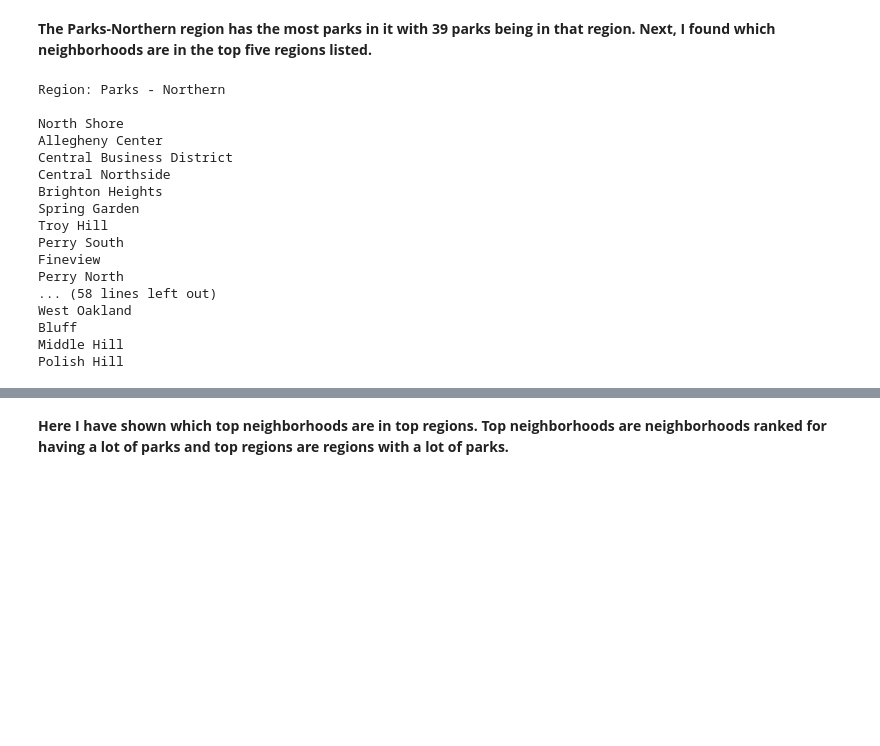
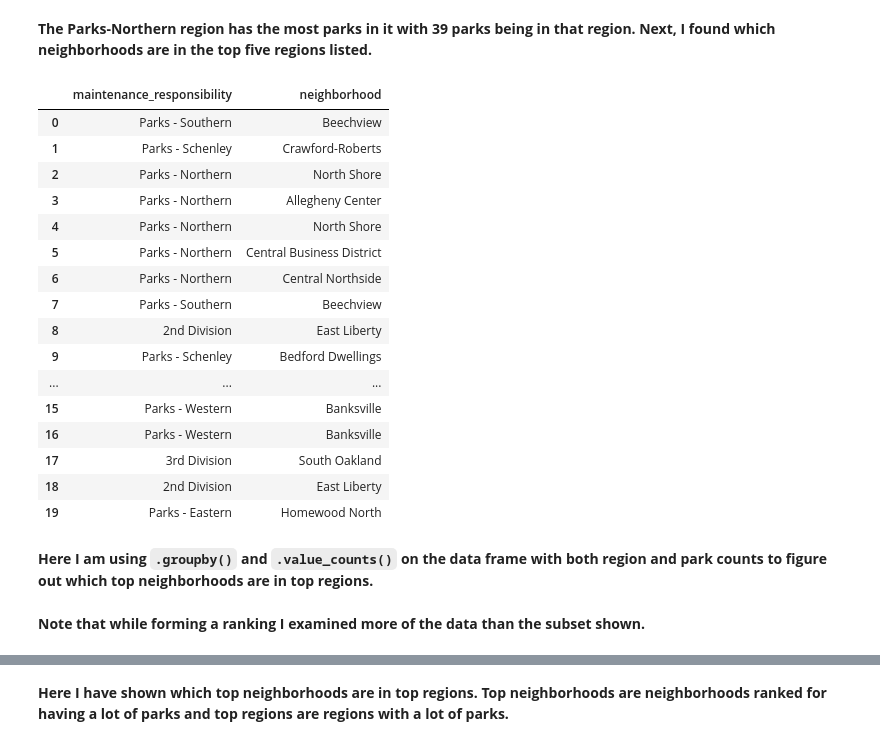
Before and after one commit to Roma-Reddy/Cmpinf0010FinalProject, a Jupyter notebook: Fontana_Final-Project-Notebook.ipynb, the cells around one changed output, grey strips where cells are left out. Drawn from its saved outputs; the diff is of its cells as text; code cells hidden in the pictures; blank space fills up the shorter version.

Commit message:
Made changes to both notebooks!

```diff
--- a/Fontana_Final-Project-Notebook.ipynb
+++ b/Fontana_Final-Project-Notebook.ipynb
@@ -199,40 +161,29 @@ top_regions
 | Parks - Schenley | 23 |
 # %% [markdown]
 **The Parks-Northern region has the most parks in it with 39 parks being in that region. Next, I found which neighborhoods are in the top five regions listed.**
-# %%
-lists_in_list = []
-
-n_in_top_r = []
-all_regions = parks_data.iloc[0:,3]
-top_regions = ['Parks - Northern','Parks - Western','Parks - Southern','Parks - Northeast','Parks - Schenley']
-index = 0
-for region in top_regions:
-    print("Region:", region)
-    print()
-    for n in all_neighborhoods:
-        if all_regions[index].startswith(region) and n not in n_in_top_r:
-            print(n)
-            n_in_top_r.append(n)
-        index = index + 1
-    lists_in_list.append(n_in_top_r)
-    n_in_top_r = []
-    index = 0
-    print()
-# %% [output]
-Region: Parks - Northern
-
-North Shore
-Allegheny Center
-Central Business District
-Central Northside
-Brighton Heights
-Spring Garden
-Troy Hill
-Perry South
-Fineview
-Perry North
-... (58 lines left out)
-West Oakland
-Bluff
-Middle Hill
-Polish Hill
+# %%
+parks_data2 = pd.read_csv("cityofpghparks.csv",usecols=['neighborhood','maintenance_responsibility'])
+df_parks = parks_data2.head(60)
+df_parks.head(20)
+# %% [output]
+|  | maintenance_responsibility | neighborhood |
+| 0 | Parks - Southern | Beechview |
+| 1 | Parks - Schenley | Crawford-Roberts |
+| 2 | Parks - Northern | North Shore |
+| 3 | Parks - Northern | Allegheny Center |
+| 4 | Parks - Northern | North Shore |
+| 5 | Parks - Northern | Central Business District |
+| 6 | Parks - Northern | Central Northside |
+| 7 | Parks - Southern | Beechview |
+| 8 | 2nd Division | East Liberty |
+| 9 | Parks - Schenley | Bedford Dwellings |
+| ... | ... | ... |
+| 15 | Parks - Western | Banksville |
+| 16 | Parks - Western | Banksville |
+| 17 | 3rd Division | South Oakland |
+| 18 | 2nd Division | East Liberty |
+| 19 | Parks - Eastern | Homewood North |
+# %% [markdown]
+**Here I am using `.groupby()` and `.value_counts()` on the data frame with both region and park counts to figure out which top neighborhoods are in top regions.**
+# %% [markdown]
+**Note that while forming a ranking I examined more of the data than the subset shown.**
```
Also changed, not shown: parts of 24 cells of this notebook, 1 other file.
